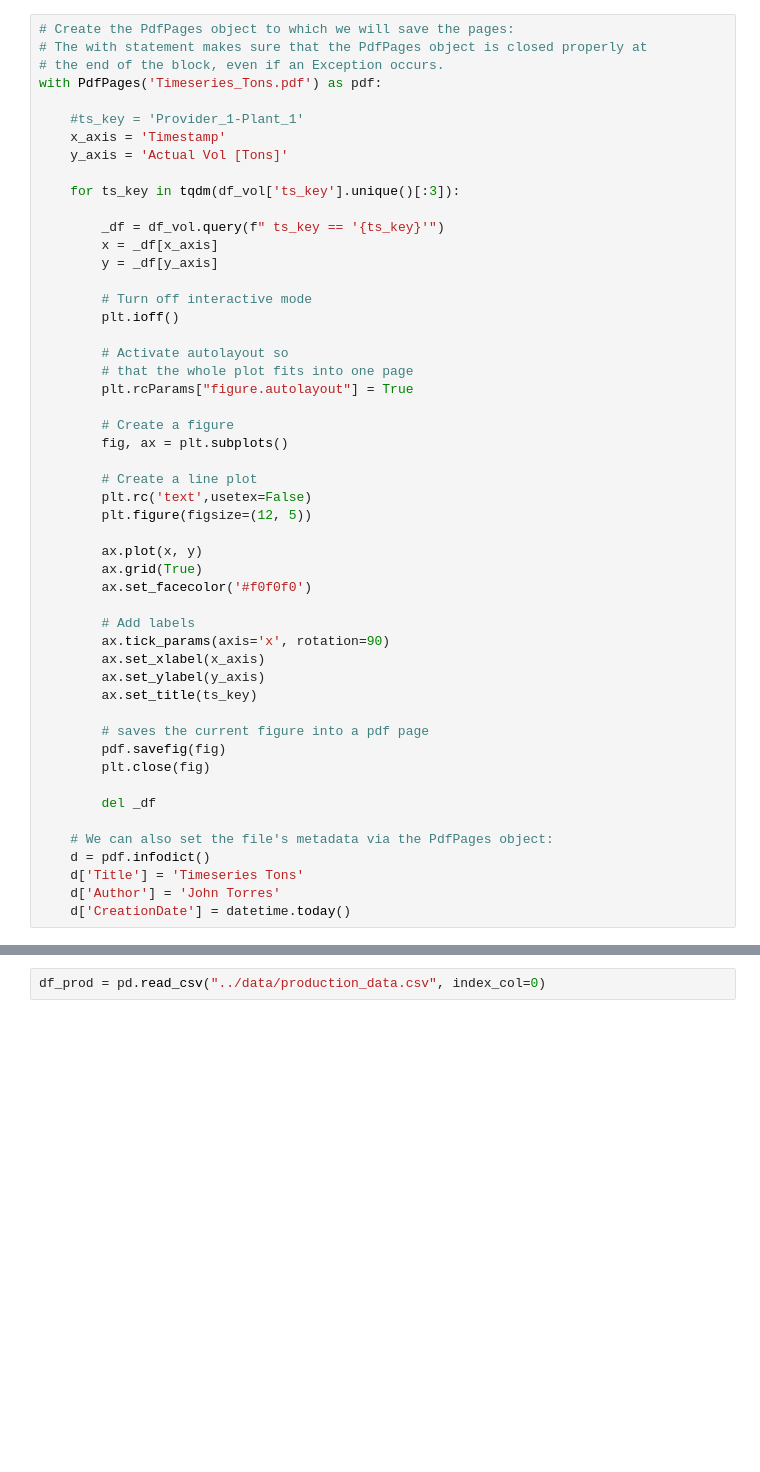
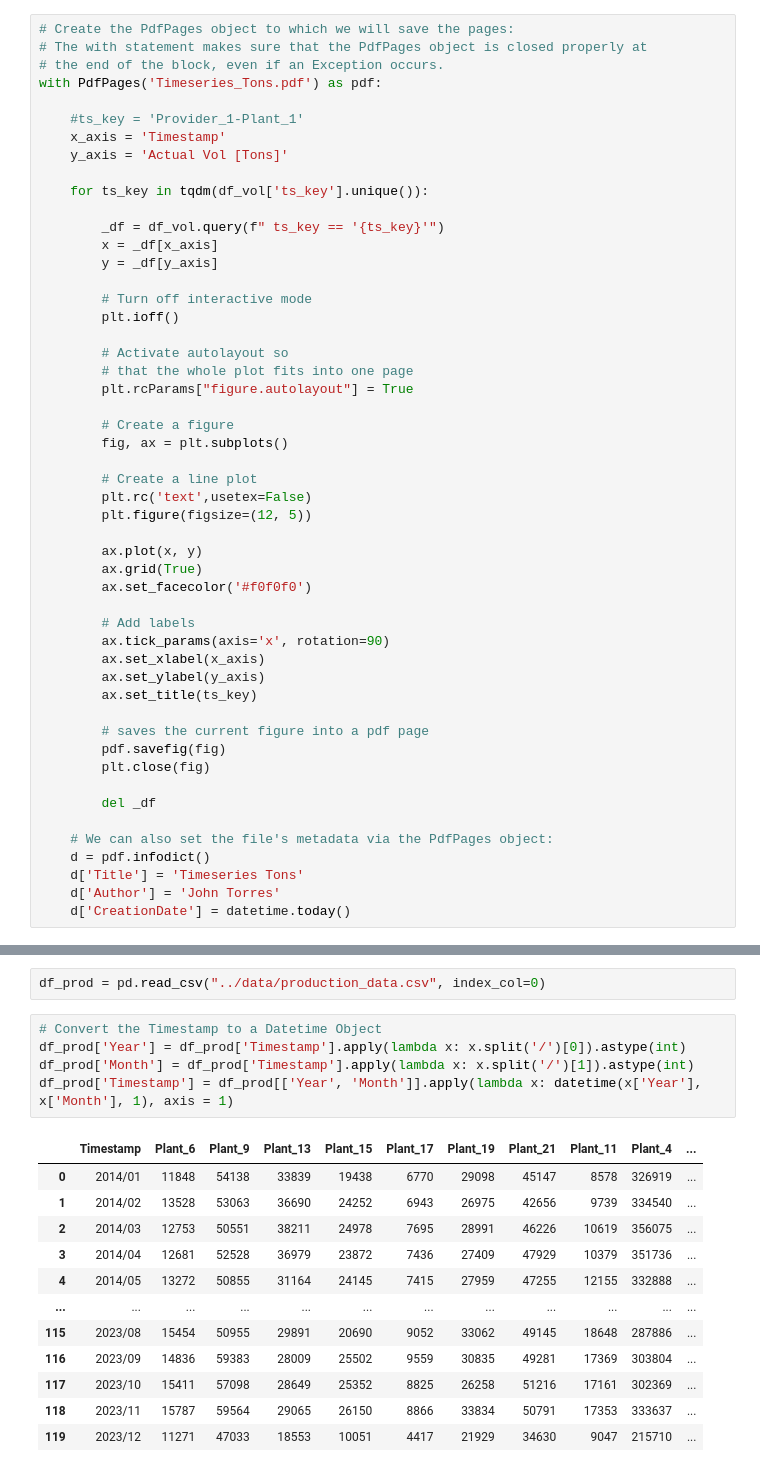
Before and after one commit to noliveraa/ValueDrivenDataScience_LogisticsApplication, a Jupyter notebook: LogisticsApplications/00-EDA.ipynb, the cells around one changed output, grey strips where cells are left out. Saved outputs shown, nothing was run; the diff lists cells and outputs as text; blank space fills up the shorter version.

```diff
--- a/LogisticsApplications/00-EDA.ipynb
+++ b/LogisticsApplications/00-EDA.ipynb
@@ -196,7 +194,7 @@ with PdfPages('Timeseries_Tons.pdf') as pdf:
     x_axis = 'Timestamp'
     y_axis = 'Actual Vol [Tons]'
 
-    for ts_key in tqdm(df_vol['ts_key'].unique()[:3]):
+    for ts_key in tqdm(df_vol['ts_key'].unique()):
 
         _df = df_vol.query(f" ts_key == '{ts_key}'")
         x = _df[x_axis]
@@ -241,3 +412,21 @@ with PdfPages('Timeseries_Tons.pdf') as pdf:
 # Production Data
 # %%
 df_prod = pd.read_csv("../data/production_data.csv", index_col=0)
+# %%
+# Convert the Timestamp to a Datetime Object
+df_prod['Year'] = df_prod['Timestamp'].apply(lambda x: x.split('/')[0]).astype(int)
+df_prod['Month'] = df_prod['Timestamp'].apply(lambda x: x.split('/')[1]).astype(int)
+df_prod['Timestamp'] = df_prod[['Year', 'Month']].apply(lambda x: datetime(x['Year'], x['Month'], 1), axis = 1)
+# %% [output]
+|  | Timestamp | Plant_6 | Plant_9 | Plant_13 | Plant_15 | Plant_17 | Plant_19 | Plant_21 | Plant_11 | Plant_4 | ... |
+| 0 | 2014/01 | 11848 | 54138 | 33839 | 19438 | 6770 | 29098 | 45147 | 8578 | 326919 | ... |
+| 1 | 2014/02 | 13528 | 53063 | 36690 | 24252 | 6943 | 26975 | 42656 | 9739 | 334540 | ... |
+| 2 | 2014/03 | 12753 | 50551 | 38211 | 24978 | 7695 | 28991 | 46226 | 10619 | 356075 | ... |
+| 3 | 2014/04 | 12681 | 52528 | 36979 | 23872 | 7436 | 27409 | 47929 | 10379 | 351736 | ... |
+| 4 | 2014/05 | 13272 | 50855 | 31164 | 24145 | 7415 | 27959 | 47255 | 12155 | 332888 | ... |
+| ... | ... | ... | ... | ... | ... | ... | ... | ... | ... | ... | ... |
+| 115 | 2023/08 | 15454 | 50955 | 29891 | 20690 | 9052 | 33062 | 49145 | 18648 | 287886 | ... |
+| 116 | 2023/09 | 14836 | 59383 | 28009 | 25502 | 9559 | 30835 | 49281 | 17369 | 303804 | ... |
+| 117 | 2023/10 | 15411 | 57098 | 28649 | 25352 | 8825 | 26258 | 51216 | 17161 | 302369 | ... |
+| 118 | 2023/11 | 15787 | 59564 | 29065 | 26150 | 8866 | 33834 | 50791 | 17353 | 333637 | ... |
+| 119 | 2023/12 | 11271 | 47033 | 18553 | 10051 | 4417 | 21929 | 34630 | 9047 | 215710 | ... |
```
Also changed, not shown: parts of 31 cells of this notebook, 1 other file.
